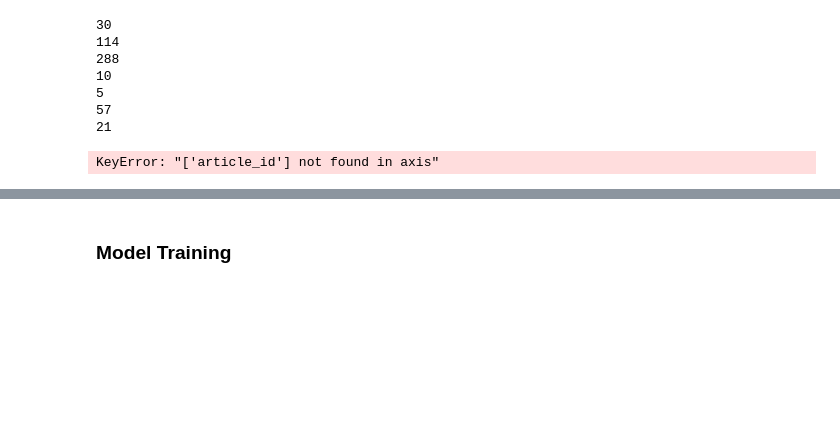
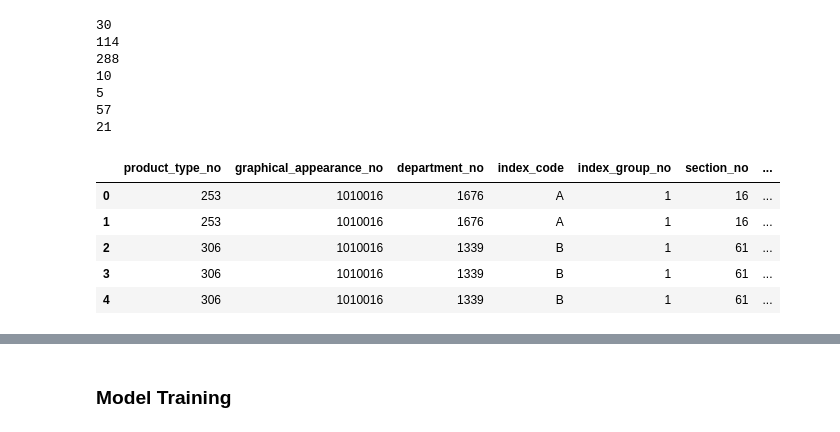
Before and after one commit to Afats/HnM-recco, a Jupyter notebook: hnm-notebook.ipynb, the cells around one changed output, grey strips where cells are left out. Saved outputs shown, nothing was run; the diff lists cells and outputs as text; code cells hidden in the pictures; blank space fills up the shorter version.

```diff
--- a/hnm-notebook.ipynb
+++ b/hnm-notebook.ipynb
@@ -974,16 +974,23 @@ print(articles['garment_group_no'].nunique())
 5
 57
 21
+# %%
+articles.head()
+# %% [output]
+|  | product_type_no | graphical_appearance_no | department_no | index_code | index_group_no | section_no | ... |
+| 0 | 253 | 1010016 | 1676 | A | 1 | 16 | ... |
+| 1 | 253 | 1010016 | 1676 | A | 1 | 16 | ... |
+| 2 | 306 | 1010016 | 1339 | B | 1 | 61 | ... |
+| 3 | 306 | 1010016 | 1339 | B | 1 | 61 | ... |
+| 4 | 306 | 1010016 | 1339 | B | 1 | 61 | ... |
 # %%
-# drop customer_id and article_id
-articles_final_df = articles.drop(['article_id'], axis=1, inplace=True).copy()
-customers_final_df = customers.drop(['customer_id'], axis=1, inplace=True).copy()
-transactions_final_df = transactions.drop(['article_id', 'customer_id'], axis=1, inplace=True).copy()
+# already dropped for articles
+# articles_final_df = articles.drop(['article_id'], axis=1).copy()
+customers_final_df = customers.drop(['customer_id'], axis=1).copy()
+transactions_final_df = transactions.drop(['article_id', 'customer_id'], axis=1).copy()
 
 # Merge transactions with customers
 df = pd.merge(transactions_final_df, customers_final_df, on='user_index', how='left')
 
-# Merge resulting dataframe with articles
-df = pd.merge(df, articles_final_df, on='item_index', how='left')
+# Merge resulting dataframe with articles_final_df usually
+df = pd.merge(df, articles, on='item_index', how='left')
-# %% [output]
-KeyError: "['article_id'] not found in axis"
```
Also changed, not shown: parts of 16 cells of this notebook.
